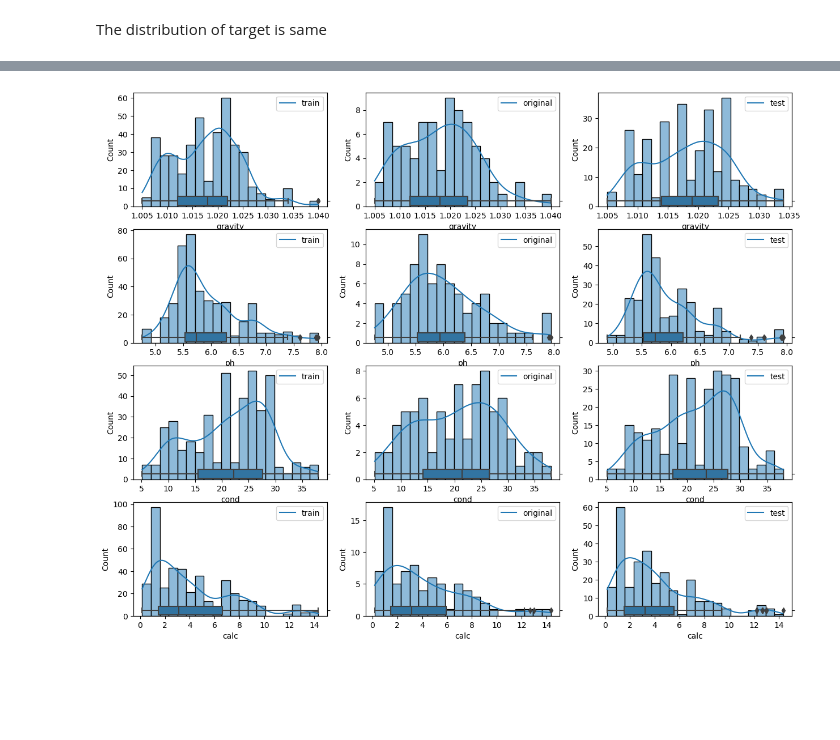
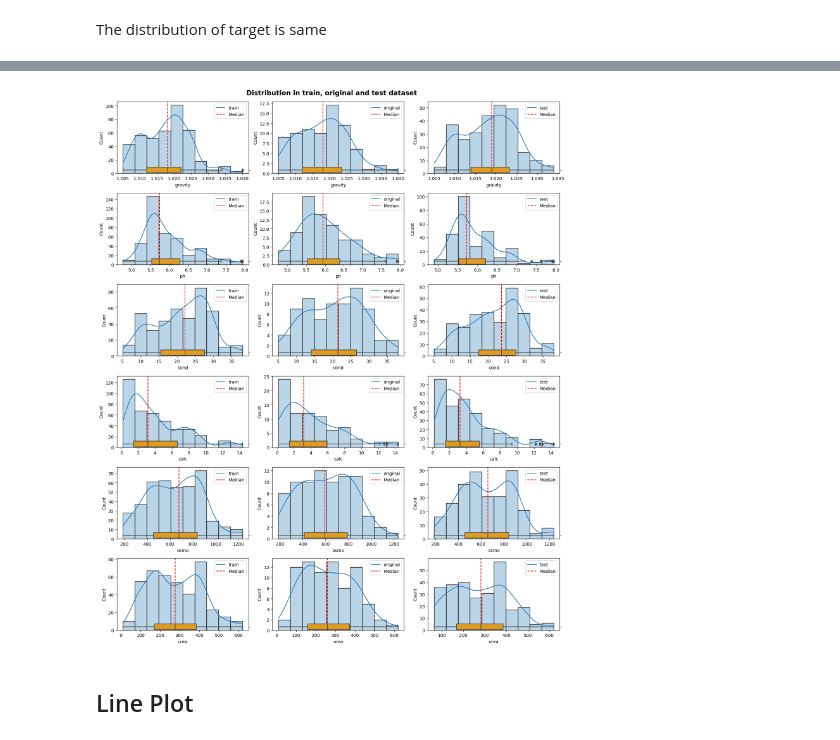
Before and after one commit to shoabahamed/kaggle_playground_season_3_episode_12, a Jupyter notebook: playground-s-3-ep-12-eda-baseline-submission.ipynb, the cells around one changed output, grey strips where cells are left out. Saved outputs shown, nothing was run; the diff lists cells and outputs as text; code cells hidden in the pictures; blank space fills up the shorter version.

```diff
--- a/playground-s-3-ep-12-eda-baseline-submission.ipynb
+++ b/playground-s-3-ep-12-eda-baseline-submission.ipynb
@@ -522,30 +406,46 @@ The distribution of target is same
 # plot histogram
 def plot_hist(df, x, x_label=None, title='Distribution', legend=None, **kwargs):
     '''Takes in a pandas dataframe and plot a histogram based on the feature name x provided'''
-    ax = sns.histplot(data=df, x=x, **kwargs)
+    ax = sns.histplot(data=df, x=x, alpha=0.3, **kwargs)
     ax2 = ax.twinx()
-    ax2 = sns.boxplot(data=df, x=x, ax=ax2)
+    ax2 = sns.boxplot(data=df, x=x, ax=ax2, color='orange')
     ax2.set(ylim=(-.5, 10))
+    ax.axvline(x=df[x].median(), color='red', linestyle='dashed')
 
     if x_label: # set custom feature names if given
         ax.set_xlabel(x_label)
     if legend: # set custom legends if given a values
-        ax.legend(labels=[legend])
+        ax.legend(labels=[legend, 'Median'])
 
     ax.set_title(title) # sets the title of the plot
+# %%
+con_feats = train.select_dtypes(include='float').columns.tolist()
+discrete_feats = train.drop(['id', 'target'], axis=1).select_dtypes('int').columns.tolist()
 # %%
-con_feats = train.select_dtypes(include='float').columns.tolist()
-nrows = len(con_feats)
+def get_nbins(df):
+    return int(np.ceil(np.log2(len(train)) + 1))
+
+nrows = len(con_feats + discrete_feats)
 ncols = 3
+
+train_nbins = get_nbins(train)
+test_nbins = get_nbins(test)
+original_nbins = get_nbins(original)
 
 fig, ax = plt.subplots(nrows, ncols, figsize=(15, 3*nrows))
 
-for i, feat in enumerate(con_feats):
-    plot_hist(train, feat, legend='train', title=None, ax=ax[i][0], kde=True, bins=20)
-    plot_hist(original, feat, legend='original', title=None, ax=ax[i][1], kde=True, bins=20)
-    plot_hist(test, feat, legend='test', title=None, ax=ax[i][2], kde=True, bins=20)
+for i, feat in enumerate(con_feats+discrete_feats):
+    plot_hist(train, feat, legend='train', title=None, ax=ax[i][0], kde=True, bins=train_nbins)
+    plot_hist(original, feat, legend='original', title=None, ax=ax[i][1], kde=True, bins=original_nbins)
+    plot_hist(test, feat, legend='test', title=None, ax=ax[i][2], kde=True, bins=test_nbins)
+
+
+fig.suptitle("Distribution in train, original and test dataset\n", fontsize=15, fontweight='bold')
+plt.tight_layout()
 # %% [output]
-[figure, old version]
+[figure, new version]
+# %% [markdown]
+## Line Plot
 # %%
 # plot line plot
 def plot_line(df, x=None, y=None, title="Line plot", legend=None, **kwargs):
```
Also changed, not shown: parts of 16 cells of this notebook.
